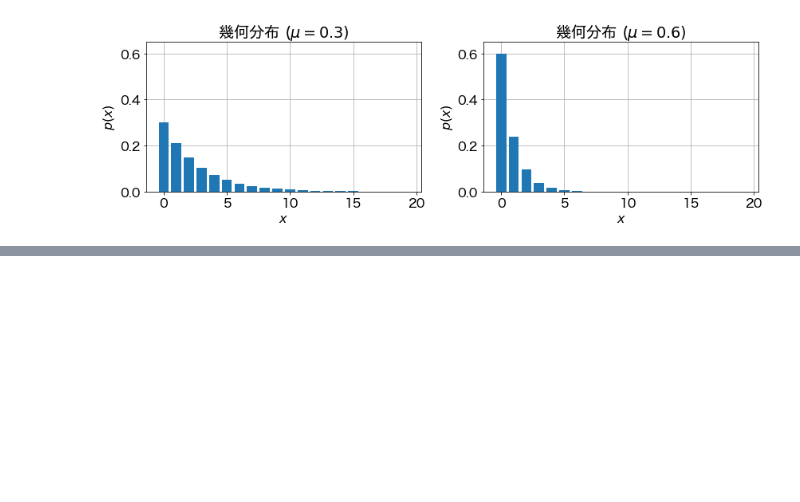
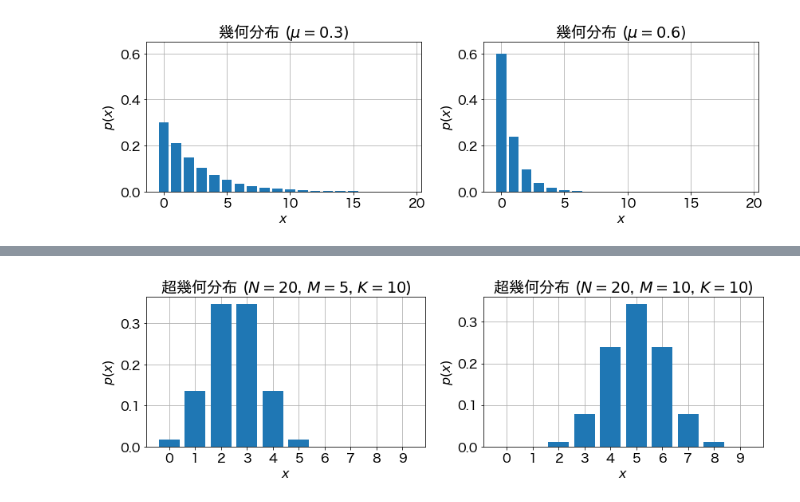
Before and after one commit to tkmyy/semi-prml, a Jupyter notebook: chapter_2/discrete_probability_distributions.ipynb, the cells around one changed output, grey strips where cells are left out. Cells and saved outputs as stored; diff of their text form; code cells hidden in the pictures; blank space fills up the shorter version.

Commit message:
add hyper geo

```diff
--- a/chapter_2/discrete_probability_distributions.ipynb
+++ b/chapter_2/discrete_probability_distributions.ipynb
@@ -274,0 +401,26 @@ plt.show()
+# %%
+def hyper_geo(x, N, M, K):
+    return np.array([comb(M, _x, exact=True)*comb(N-M, K-_x, exact=True)/comb(N, K, exact=True) for _x in x])
+
+
+param_l = [
+    [20, 5, 10], # N, M, K
+    [20, 10, 10]
+]
+
+fig = plt.figure(figsize=(12, 4))
+for i, (N, M, K) in enumerate(param_l, 1):
+    x = np.array([i for i in range(10)])
+    p_x = hyper_geo(x, N, M, K)
+
+    ax = plt.subplot(1, 2, i)
+    ax.bar(x.astype(str), p_x, width=0.8)
+    ax.set_title(f"超幾何分布 ($N={N}$, $M={M}$, $K={K}$)")
+    ax.set_xlabel("$x$")
+    ax.set_ylabel("$p(x)$")
+    ax.grid()
+
+plt.tight_layout()
+plt.show()
+# %% [output]
+[figure, added]
```
Also changed, not shown: parts of 10 cells of this notebook.
